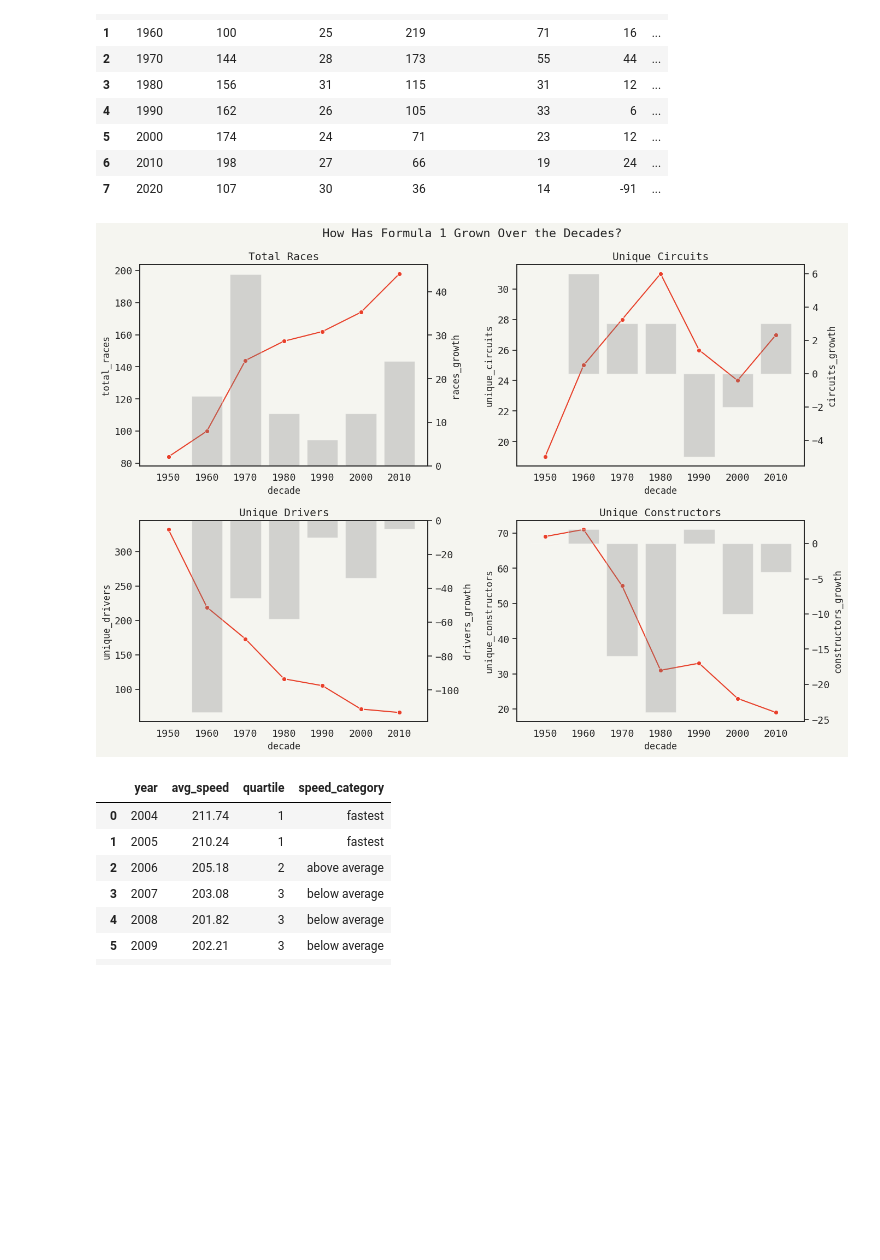
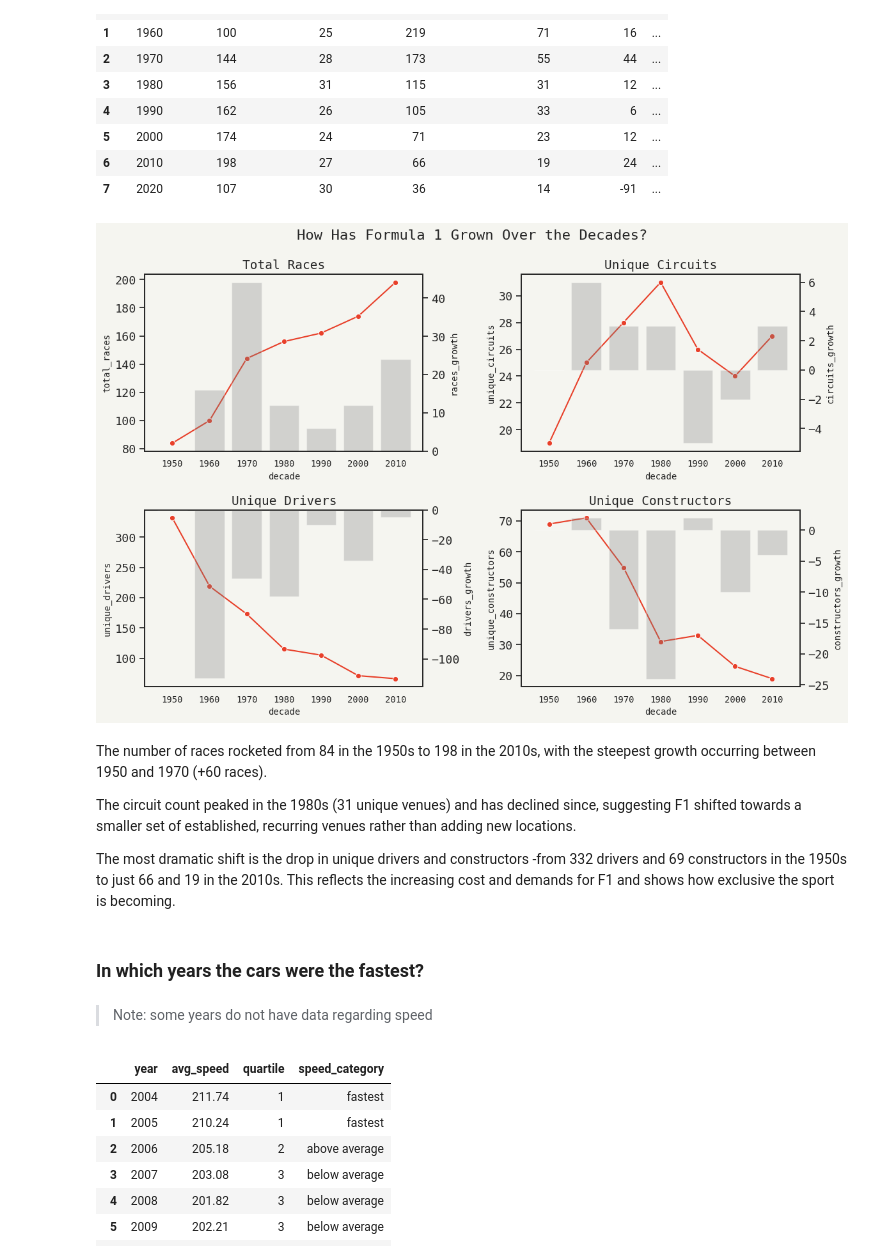
Before and after one commit to jakowczukalicja/formula1-sql-analysis, a Jupyter notebook: analysis.ipynb, the cells around one changed output. Cells and saved outputs as stored; diff of their text form; code cells hidden in the pictures; blank space fills up the shorter version.

```diff
--- a/analysis.ipynb
+++ b/analysis.ipynb
@@ -53,7 +53,7 @@ sns.set_theme(
 # %%
 plt.rcParams['figure.figsize'] = (12, 6)
 plt.rcParams['axes.titlesize'] = 14
-plt.rcParams['axes.labelsize'] = 12
+plt.rcParams['axes.labelsize'] = 10
 plt.rcParams['figure.facecolor'] = 'white'
 plt.rcParams['axes.facecolor'] = '#F5F5F0'
 plt.rcParams['figure.facecolor'] = '#F5F5F0'
@@ -105,35 +105,49 @@ df['decade'] = df['decade'].astype(str)
 df = df[df['decade'] != '2020']
 # Note: The 2020s decade is excluded from this analysis as it is incomplete (2020–2024 only).
 # Including it would underrepresent the decade compared to full 10-year periods.
-fig, ((ax1, ax2), (ax3, ax4)) = plt.subplots(2, 2, figsize=(14, 10))
+fig, ((ax1, ax2), (ax3, ax4)) = plt.subplots(2, 2, figsize=(12, 8))
 
 # races
 ax1_twin = ax1.twinx()
 sns.barplot(data=df, x='decade', y='races_growth', ax=ax1_twin, alpha=0.3, color='gray')
 sns.lineplot(data=df, x='decade', y='total_races', ax=ax1, marker='o')
 ax1.set_title('Total Races')
+ax1.tick_params(axis='x', labelsize=10)
 
 # unique circuits
 ax2_twin = ax2.twinx()
 sns.barplot(data=df, x='decade', y='circuits_growth', ax=ax2_twin, alpha=0.3, color='gray')
 sns.lineplot(data=df, x='decade', y='unique_circuits', ax=ax2, marker='o')
 ax2.set_title('Unique Circuits')
+ax2.tick_params(axis='x', labelsize=10)
 
 # unique drivers
 ax3_twin = ax3.twinx()
 sns.barplot(data=df, x='decade', y='drivers_growth', ax=ax3_twin, alpha=0.3, color='gray')
 sns.lineplot(data=df, x='decade', y='unique_drivers', ax=ax3, marker='o')
 ax3.set_title('Unique Drivers')
+ax3.tick_params(axis='x', labelsize=10)
 
 # unique constructors
 ax4_twin = ax4.twinx()
 sns.barplot(data=df, x='decade', y='constructors_growth', ax=ax4_twin, alpha=0.3, color='gray')
 sns.lineplot(data=df, x='decade', y='unique_constructors', ax=ax4, marker='o')
 ax4.set_title('Unique Constructors')
+ax4.tick_params(axis='x', labelsize=10)
 
 plt.suptitle('How Has Formula 1 Grown Over the Decades?', fontsize=16)
 plt.tight_layout()
 plt.show()
 # %% [output]
-[figure, old version]
+[figure, new version]
+# %% [markdown]
+The number of races rocketed from 84 in the 1950s to 198 in the 2010s, with the steepest growth occurring between 1950 and 1970 (+60 races).
+
+The circuit count peaked in the 1980s (31 unique venues) and has declined since, suggesting F1 shifted towards a smaller set of established, recurring venues rather than adding new locations.
+
+The most dramatic shift is the drop in unique drivers and constructors -from 332 drivers and 69 constructors in the 1950s to just 66 and 19 in the 2010s. This reflects the increasing cost and demands for F1 and shows how exclusive the sport is becoming.
+# %% [markdown]
+### In which years the cars were the fastest?
+# %% [markdown]
+> Note: some years do not have data regarding speed
 # %%
```
Also changed, not shown: parts of 54 cells of this notebook.
